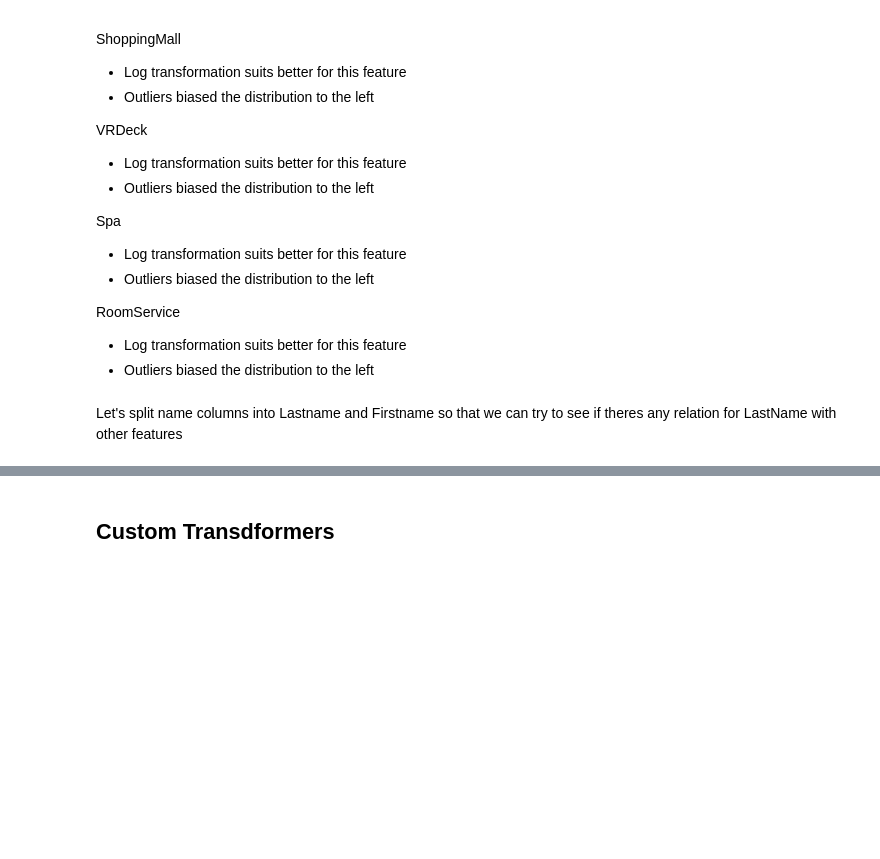
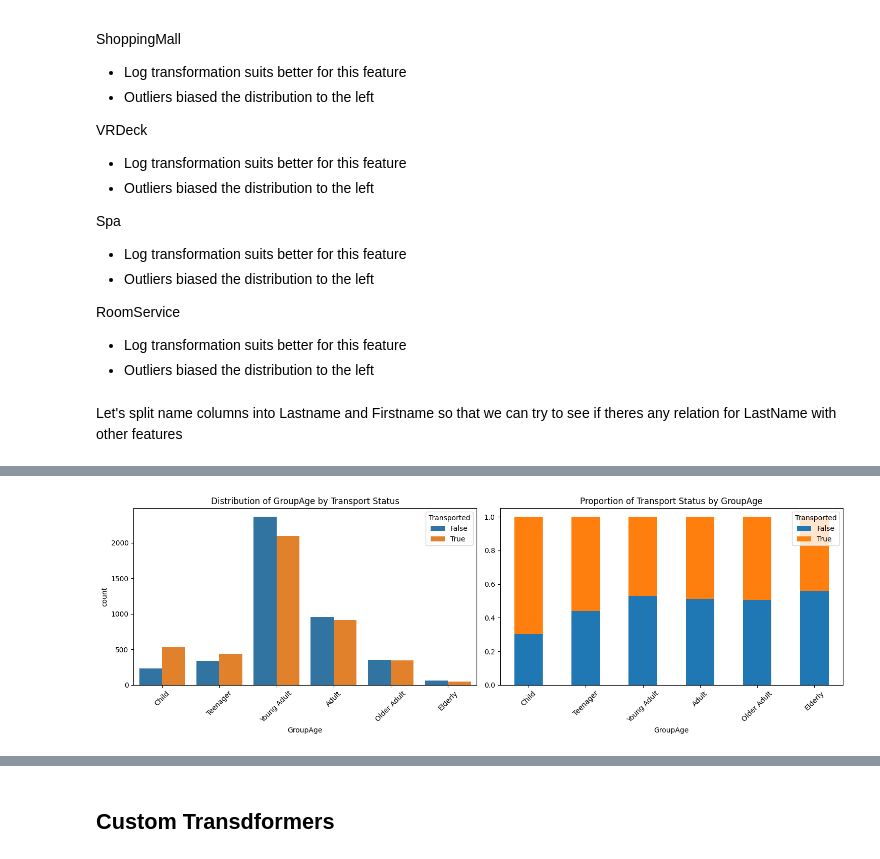
Before and after one commit to SebasKHE/data-science-kaggle-competitions, a Jupyter notebook: spaceship-titanic/space-titanic-project.ipynb, the cells around one changed output, grey strips where cells are left out. Cells and saved outputs as stored; diff of their text form; code cells hidden in the pictures; blank space fills up the shorter version.

```diff
--- a/spaceship-titanic/space-titanic-project.ipynb
+++ b/spaceship-titanic/space-titanic-project.ipynb
@@ -925,0 +338,4 @@ dtype: int64
+# %%
+visualizer.plot_categorical_feature('GroupAge')
+# %% [output]
+[figure, added]
```
Also changed, not shown: parts of 74 cells of this notebook.
